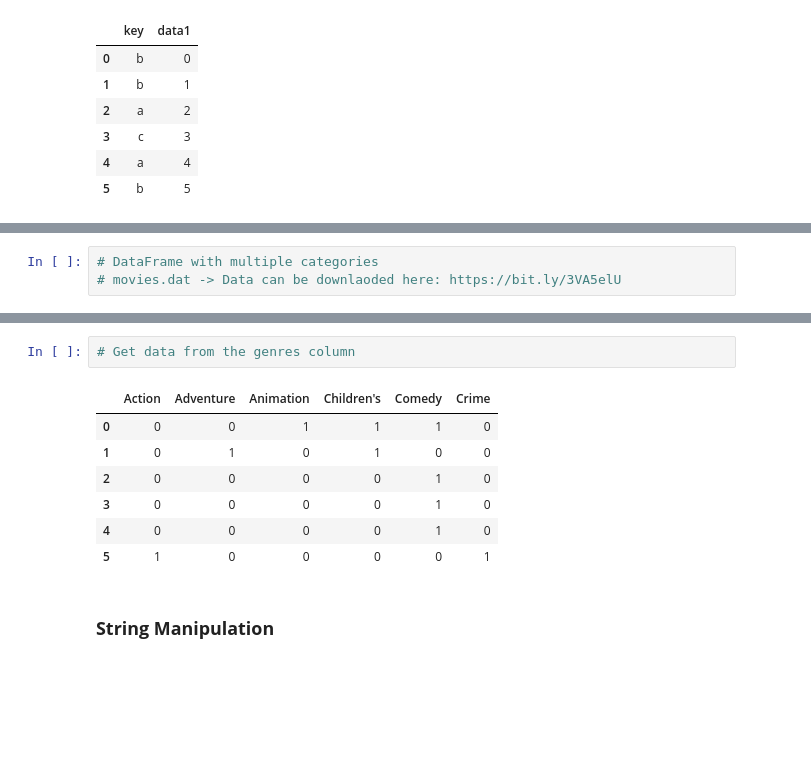
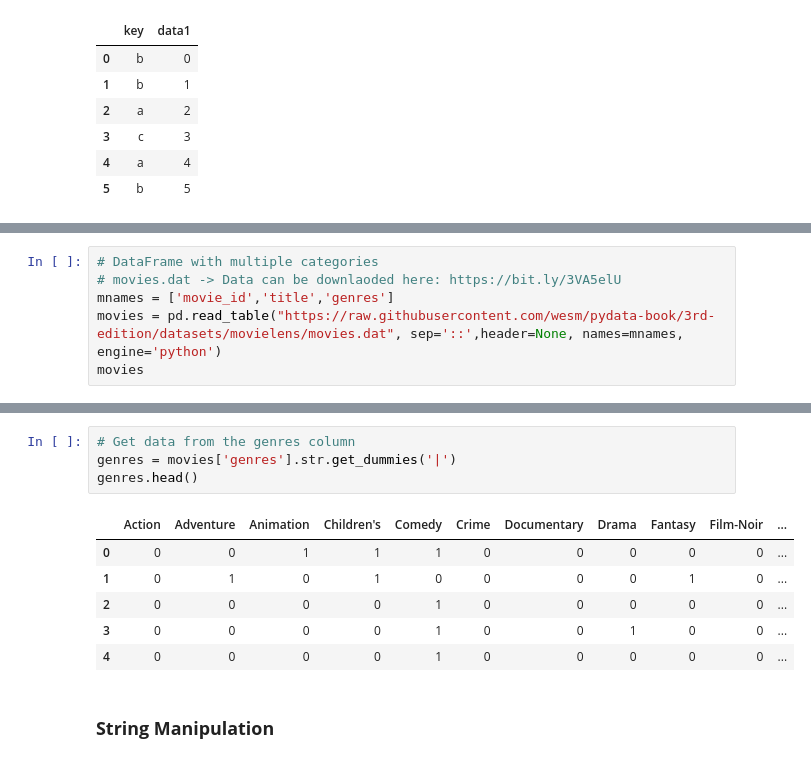
Before and after one commit to hathimazman/Master-Data-Science, a Jupyter notebook: Semester_1/Data_Science/Class Notes/P153146_Week10_DataWrangling_20241215.ipynb, the cells around one changed output, grey strips where cells are left out. Saved outputs shown, nothing was run; the diff lists cells and outputs as text; blank space fills up the shorter version.

```diff
--- a/Semester_1/Data_Science/Class Notes/P153146_Week10_DataWrangling_20241215.ipynb
+++ b/Semester_1/Data_Science/Class Notes/P153146_Week10_DataWrangling_20241215.ipynb
@@ -871,6 +885,9 @@ print('\n--------\n')
 # %%
 # DataFrame with multiple categories
 # movies.dat -> Data can be downlaoded here: https://bit.ly/3VA5elU
+mnames = ['movie_id','title','genres']
+movies = pd.read_table("https://raw.githubusercontent.com/wesm/pydata-book/3rd-edition/datasets/movielens/movies.dat", sep='::',header=None, names=mnames, engine='python')
+movies
 # %% [output]
 |  | movie_id | title | genres |
 | 0 | 1 | Toy Story (1995) | Animation|Children's|Comedy |
@@ -882,13 +905,14 @@ print('\n--------\n')
 # %%
 # Get data from the genres column
+genres = movies['genres'].str.get_dummies('|')
+genres.head()
 # %% [output]
-|  | Action | Adventure | Animation | Children's | Comedy | Crime |
-| 0 | 0 | 0 | 1 | 1 | 1 | 0 |
-| 1 | 0 | 1 | 0 | 1 | 0 | 0 |
-| 2 | 0 | 0 | 0 | 0 | 1 | 0 |
-| 3 | 0 | 0 | 0 | 0 | 1 | 0 |
-| 4 | 0 | 0 | 0 | 0 | 1 | 0 |
-| 5 | 1 | 0 | 0 | 0 | 0 | 1 |
+|  | Action | Adventure | Animation | Children's | Comedy | Crime | Documentary | Drama | Fantasy | Film-Noir | ... |
+| 0 | 0 | 0 | 1 | 1 | 1 | 0 | 0 | 0 | 0 | 0 | ... |
+| 1 | 0 | 1 | 0 | 1 | 0 | 0 | 0 | 0 | 1 | 0 | ... |
+| 2 | 0 | 0 | 0 | 0 | 1 | 0 | 0 | 0 | 0 | 0 | ... |
+| 3 | 0 | 0 | 0 | 0 | 1 | 0 | 0 | 1 | 0 | 0 | ... |
+| 4 | 0 | 0 | 0 | 0 | 1 | 0 | 0 | 0 | 0 | 0 | ... |
 # %% [markdown]
 ### **String Manipulation**
 # %%
```
Also changed, not shown: parts of 49 cells of this notebook, 20 other files.
